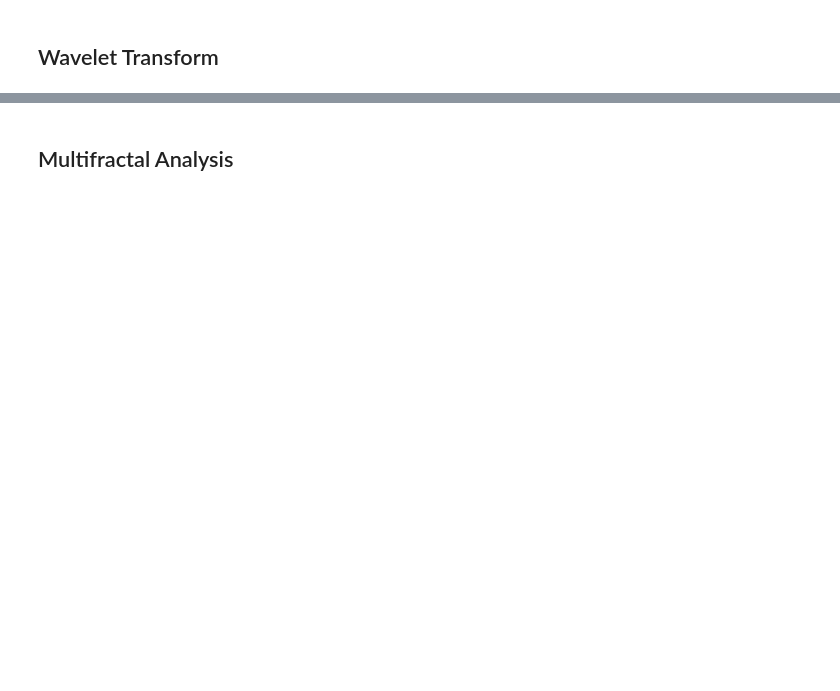
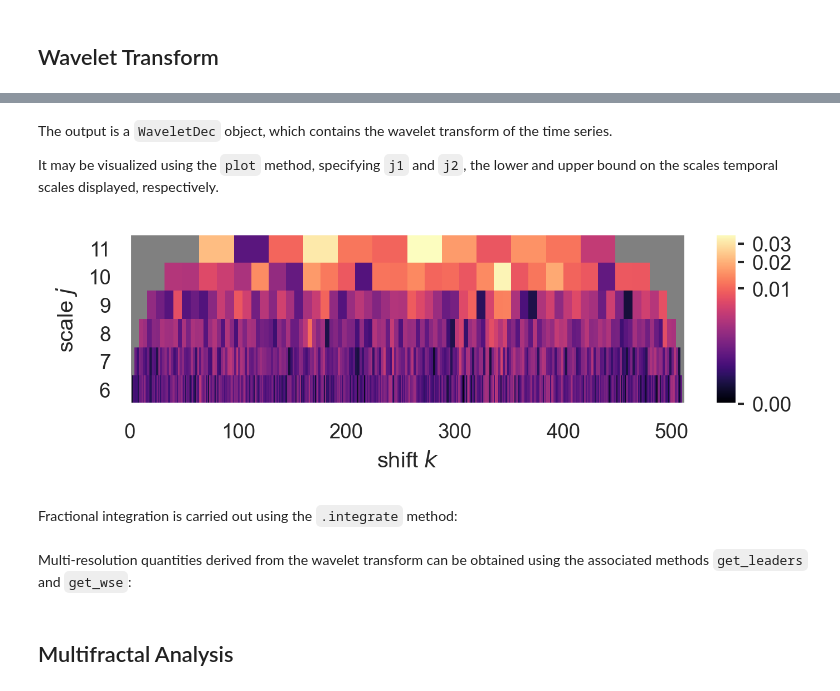
Before and after one commit to neurospin/pymultifracs, a Jupyter notebook: doc/notebooks/Demo.ipynb, the cells around one changed output, grey strips where cells are left out. Drawn from its saved outputs; the diff is of its cells as text; code cells hidden in the pictures; blank space fills up the shorter version.

Commit message:
Doc update, WT analysis fixed, added example notebook

```diff
--- a/doc/notebooks/Demo.ipynb
+++ b/doc/notebooks/Demo.ipynb
@@ -144,0 +66,14 @@ The output is a namedtuple with 3 fields:
+# %%
+from pymultifracs import wavelet_analysis
+
+WT = wavelet_analysis(X, wt_name='db3', j2=None, normalization=1)
+# %% [markdown]
+The output is a `WaveletDec` object, which contains the wavelet transform of the time series.
+
+It may be visualized using the `plot` method, specifying `j1` and `j2`, the lower and upper bound on the scales temporal scales displayed, respectively.
+# %%
+WT.plot(j1=6, j2=11)
+# %% [output]
+[figure, added]
+# %% [markdown]
+Fractional integration is carried out using the `.integrate` method:
@@ -144,0 +82,2 @@ The output is a namedtuple with 3 fields:
+# %% [markdown]
+Multi-resolution quantities derived from the wavelet transform can be obtained using the associated methods `get_leaders` and `get_wse`:
```
Also changed, not shown: parts of 104 cells of this notebook, 18 other files.
